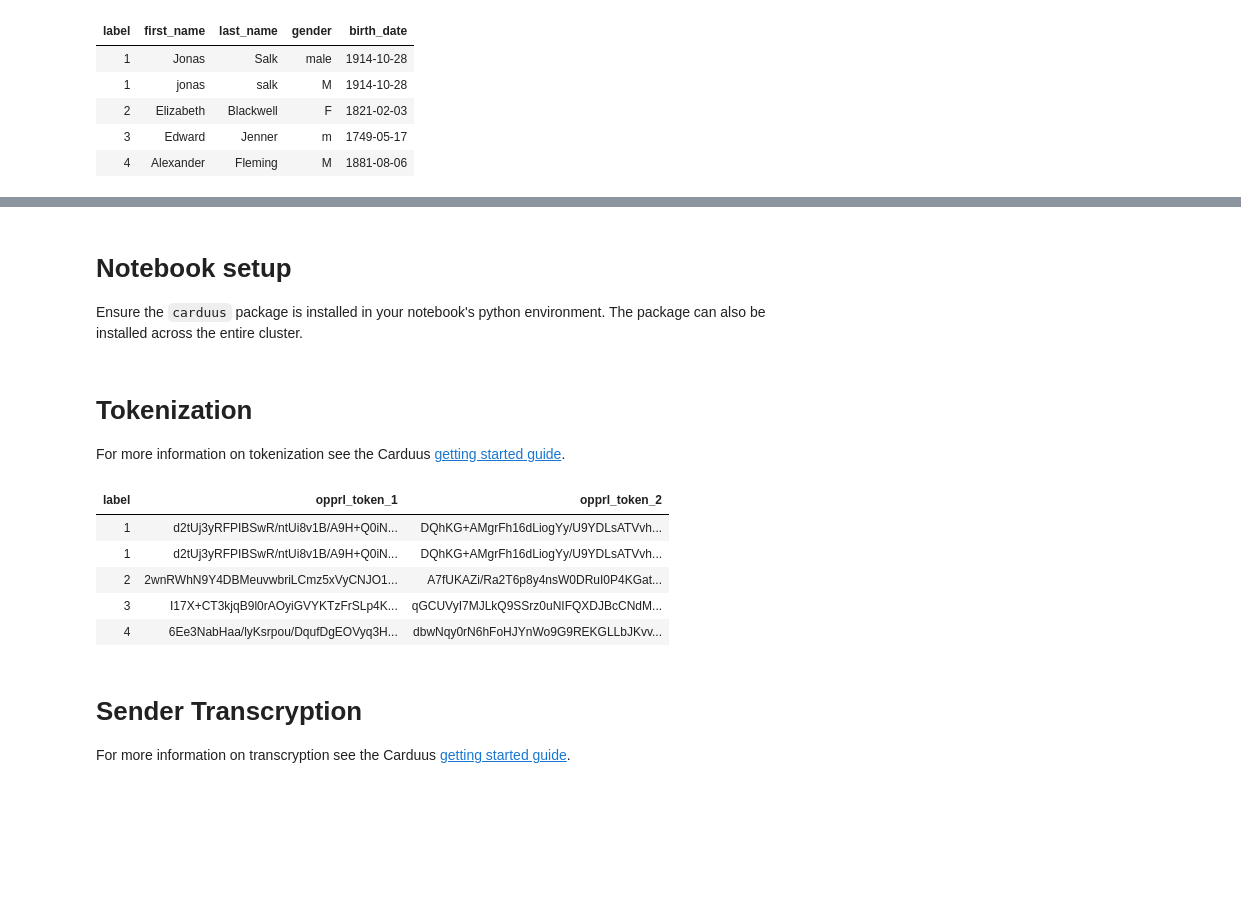
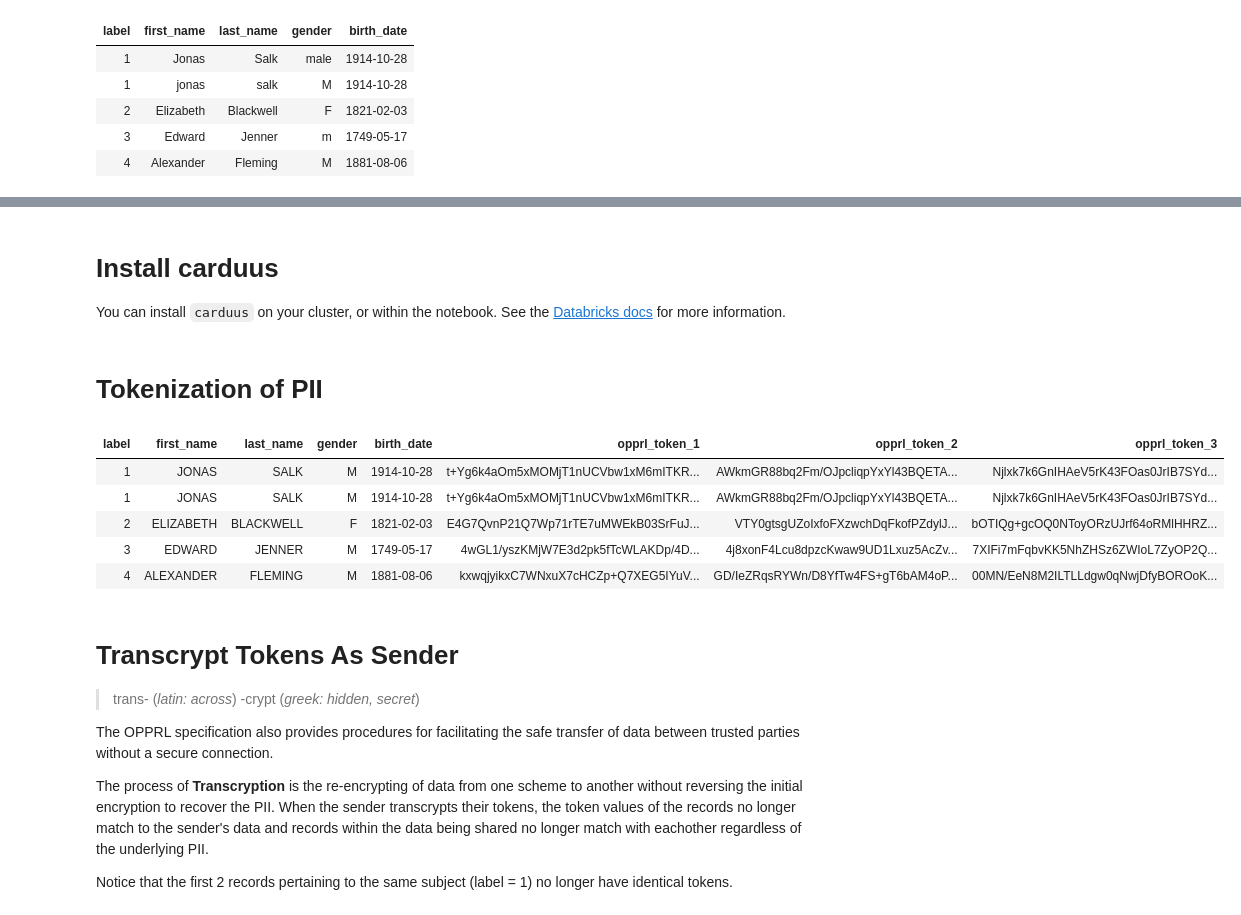
Before and after one commit to Spindle-Health/carduus, a Jupyter notebook: docs/guides/databricks.ipynb, the cells around one changed output, grey strips where cells are left out. Saved outputs shown, nothing was run; the diff lists cells and outputs as text; code cells hidden in the pictures; blank space fills up the shorter version.

````diff
--- a/docs/guides/databricks.ipynb
+++ b/docs/guides/databricks.ipynb
@@ -13,7 +15,7 @@ pii = spark.createDataFrame(
         (3, "Edward", "Jenner", "m", "1749-05-17"),
         (4, "Alexander", "Fleming", "M", "1881-08-06"),
     ],
-    ("label", "first_name", "last_name", "gender", "birth_date")
+    ("label", "first_name", "last_name", "gender", "birth_date"),
 )
 display(pii)
 # %% [output]
@@ -67,6 +76,6 @@ carduus.token.publicKey.AcmeCorp {{secrets/carduus/AcmeCorpPublicKey}}
 ```
-# %% [markdown]
-# Notebook setup
-
-Ensure the `carduus` package is installed in your notebook's python environment. The package can also be installed across the entire cluster.
+# %% [markdown]
+# Install carduus
+
+You can install `carduus` on your cluster, or within the notebook. See the [Databricks docs](https://docs.databricks.com/en/libraries/notebooks-python-libraries.html) for more information.
 # %%
@@ -74,30 +83,36 @@ Ensure the `carduus` package is installed in your notebook's python environment.
-# %% [markdown]
-# Tokenization
-
-For more information on tokenization see the Carduus [getting started guide](https://spindle-health.github.io/carduus/guides/getting-started/).
+# %% [markdown]
+# Tokenization of PII
 # %%
 from carduus.token import tokenize, OpprlPii, OpprlToken
+
 tokens = tokenize(
     pii,
     pii_transforms=dict(
         first_name=OpprlPii.first_name,
         last_name=OpprlPii.last_name,
         gender=OpprlPii.gender,
         birth_date=OpprlPii.birth_date,
     ),
-    tokens=[OpprlToken.token1, OpprlToken.token2]
+    tokens=[OpprlToken.token1, OpprlToken.token2, OpprlToken.token3],
+    private_key=dbutils.secrets.getBytes("carduus", "PrivateKey"),
 )
 display(tokens)
 # %% [output]
-| label | opprl_token_1 | opprl_token_2 |
-| 1 | d2tUj3yRFPIBSwR/ntUi8v1B/A9H+Q0iN... | DQhKG+AMgrFh16dLiogYy/U9YDLsATVvh... |
-| 1 | d2tUj3yRFPIBSwR/ntUi8v1B/A9H+Q0iN... | DQhKG+AMgrFh16dLiogYy/U9YDLsATVvh... |
-| 2 | 2wnRWhN9Y4DBMeuvwbriLCmz5xVyCNJO1... | A7fUKAZi/Ra2T6p8y4nsW0DRuI0P4KGat... |
-| 3 | I17X+CT3kjqB9l0rAOyiGVYKTzFrSLp4K... | qGCUVyI7MJLkQ9SSrz0uNIFQXDJBcCNdM... |
-| 4 | 6Ee3NabHaa/lyKsrpou/DqufDgEOVyq3H... | dbwNqy0rN6hFoHJYnWo9G9REKGLLbJKvv... |
+| label | first_name | last_name | gender | birth_date | opprl_token_1 | opprl_token_2 | opprl_token_3 |
+| 1 | JONAS | SALK | M | 1914-10-28 | t+Yg6k4aOm5xMOMjT1nUCVbw1xM6mITKR... | AWkmGR88bq2Fm/OJpcliqpYxYl43BQETA... | Njlxk7k6GnIHAeV5rK43FOas0JrIB7SYd... |
+| 1 | JONAS | SALK | M | 1914-10-28 | t+Yg6k4aOm5xMOMjT1nUCVbw1xM6mITKR... | AWkmGR88bq2Fm/OJpcliqpYxYl43BQETA... | Njlxk7k6GnIHAeV5rK43FOas0JrIB7SYd... |
+| 2 | ELIZABETH | BLACKWELL | F | 1821-02-03 | E4G7QvnP21Q7Wp71rTE7uMWEkB03SrFuJ... | VTY0gtsgUZoIxfoFXzwchDqFkofPZdylJ... | bOTIQg+gcOQ0NToyORzUJrf64oRMlHHRZ... |
+| 3 | EDWARD | JENNER | M | 1749-05-17 | 4wGL1/yszKMjW7E3d2pk5fTcWLAKDp/4D... | 4j8xonF4Lcu8dpzcKwaw9UD1Lxuz5AcZv... | 7XIFi7mFqbvKK5NhZHSz6ZWIoL7ZyOP2Q... |
+| 4 | ALEXANDER | FLEMING | M | 1881-08-06 | kxwqjyikxC7WNxuX7cHCZp+Q7XEG5IYuV... | GD/IeZRqsRYWn/D8YfTw4FS+gT6bAM4oP... | 00MN/EeN8M2ILTLLdgw0qNwjDfyBOROoK... |
-# %% [markdown]
-# Sender Transcryption
-
-For more information on transcryption see the Carduus [getting started guide](https://spindle-health.github.io/carduus/guides/getting-started/).
+# %% [markdown]
+# Transcrypt Tokens As Sender
+
+> trans- (*latin: across*) -crypt (*greek: hidden, secret*)
+
+The OPPRL specification also provides procedures for facilitating the safe transfer of data between trusted parties without a secure connection.
+
+The process of **Transcryption** is the re-encrypting of data from one scheme to another without reversing the initial encryption to recover the PII. When the sender transcrypts their tokens, the token values of the records no longer match to the sender's data and records within the data being shared no longer match with eachother regardless of the underlying PII.
+
+Notice that the first 2 records pertaining to the same subject (label = 1) no longer have identical tokens.
 # %%
 from carduus.token import transcrypt_out
````
Also changed, not shown: parts of 10 cells of this notebook, 4 other files.
